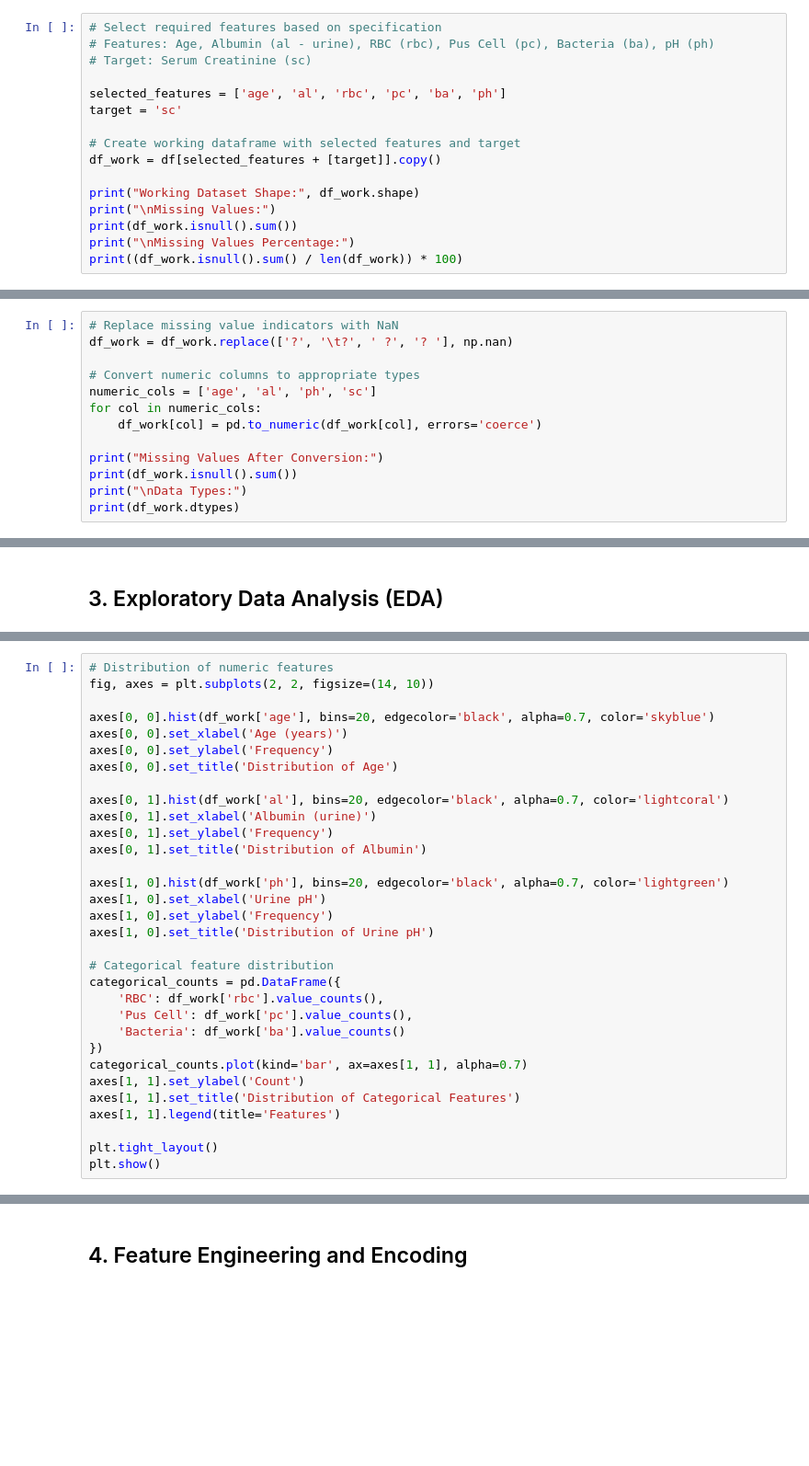
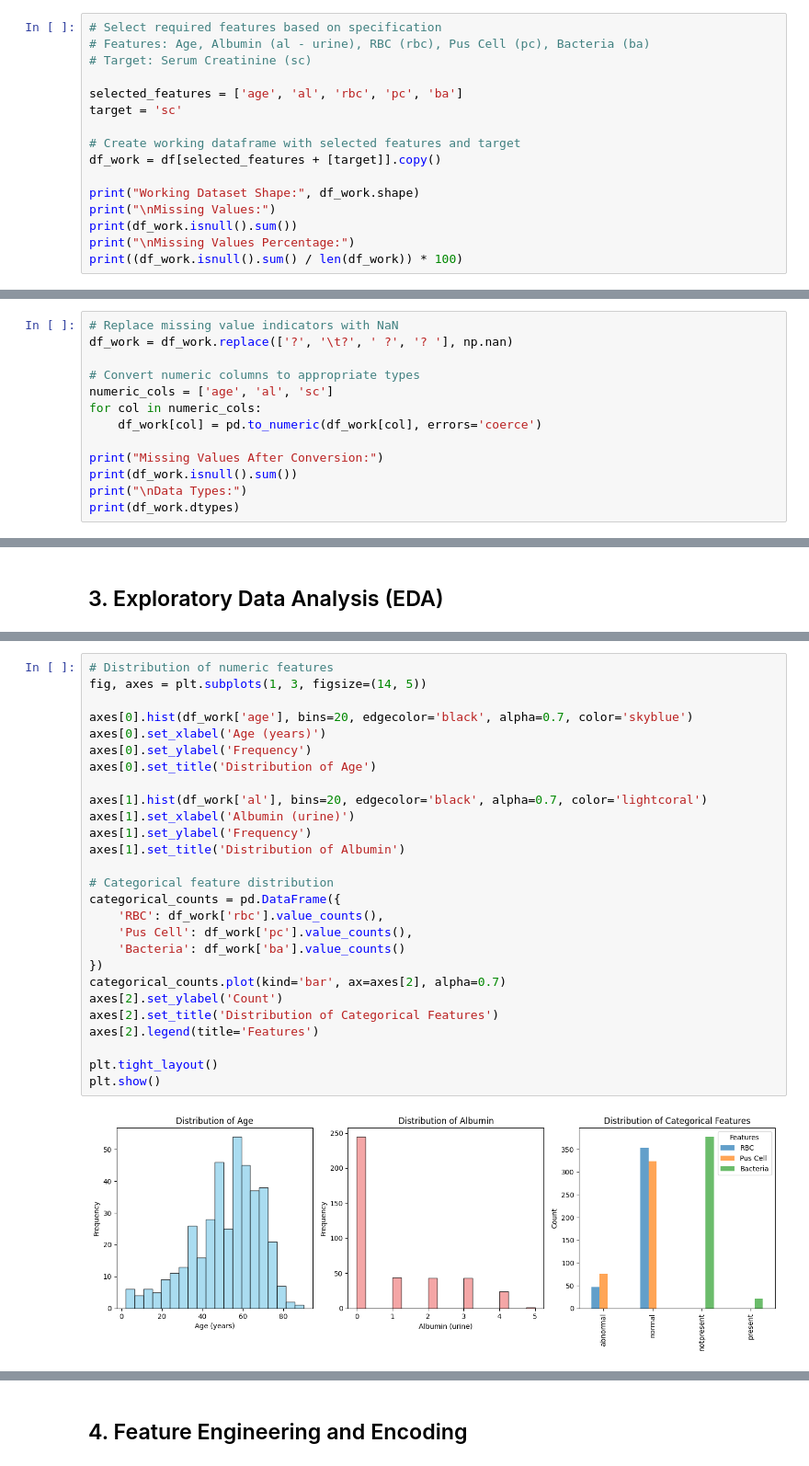
Before and after one commit to SrinivasanR-Srini/CKDAnalysis, a Jupyter notebook: solution1_creatinine_prediction.ipynb, the cells around one changed output, grey strips where cells are left out. Shown: that part at 92% size. Drawn from its saved outputs; the diff is of its cells as text; blank space fills up the shorter version.

```diff
--- a/solution1_creatinine_prediction.ipynb
+++ b/solution1_creatinine_prediction.ipynb
@@ -69,10 +112,10 @@ df.describe()
 ## 2. Feature Selection and Data Preprocessing
 # %%
 # Select required features based on specification
-# Features: Age, Albumin (al - urine), RBC (rbc), Pus Cell (pc), Bacteria (ba), pH (ph)
+# Features: Age, Albumin (al - urine), RBC (rbc), Pus Cell (pc), Bacteria (ba)
 # Target: Serum Creatinine (sc)
 
-selected_features = ['age', 'al', 'rbc', 'pc', 'ba', 'ph']
+selected_features = ['age', 'al', 'rbc', 'pc', 'ba']
 target = 'sc'
 
 # Create working dataframe with selected features and target
@@ -95,7 +166,7 @@ for col in df_work.columns:
 df_work = df_work.replace(['?', '\t?', ' ?', '? '], np.nan)
 
 # Convert numeric columns to appropriate types
-numeric_cols = ['age', 'al', 'ph', 'sc']
+numeric_cols = ['age', 'al', 'sc']
 for col in numeric_cols:
     df_work[col] = pd.to_numeric(df_work[col], errors='coerce')
 
@@ -151,34 +261,31 @@ print(df_work['sc'].describe())
 # %%
 # Distribution of numeric features
-fig, axes = plt.subplots(2, 2, figsize=(14, 10))
+fig, axes = plt.subplots(1, 3, figsize=(14, 5))
 
-axes[0, 0].hist(df_work['age'], bins=20, edgecolor='black', alpha=0.7, color='skyblue')
-axes[0, 0].set_xlabel('Age (years)')
-axes[0, 0].set_ylabel('Frequency')
-axes[0, 0].set_title('Distribution of Age')
+axes[0].hist(df_work['age'], bins=20, edgecolor='black', alpha=0.7, color='skyblue')
+axes[0].set_xlabel('Age (years)')
+axes[0].set_ylabel('Frequency')
+axes[0].set_title('Distribution of Age')
 
-axes[0, 1].hist(df_work['al'], bins=20, edgecolor='black', alpha=0.7, color='lightcoral')
-axes[0, 1].set_xlabel('Albumin (urine)')
-axes[0, 1].set_ylabel('Frequency')
-axes[0, 1].set_title('Distribution of Albumin')
-
-axes[1, 0].hist(df_work['ph'], bins=20, edgecolor='black', alpha=0.7, color='lightgreen')
-axes[1, 0].set_xlabel('Urine pH')
-axes[1, 0].set_ylabel('Frequency')
-axes[1, 0].set_title('Distribution of Urine pH')
+axes[1].hist(df_work['al'], bins=20, edgecolor='black', alpha=0.7, color='lightcoral')
+axes[1].set_xlabel('Albumin (urine)')
+axes[1].set_ylabel('Frequency')
+axes[1].set_title('Distribution of Albumin')
 
 # Categorical feature distribution
 categorical_counts = pd.DataFrame({
     'RBC': df_work['rbc'].value_counts(),
     'Pus Cell': df_work['pc'].value_counts(),
     'Bacteria': df_work['ba'].value_counts()
 })
-categorical_counts.plot(kind='bar', ax=axes[1, 1], alpha=0.7)
-axes[1, 1].set_ylabel('Count')
-axes[1, 1].set_title('Distribution of Categorical Features')
-axes[1, 1].legend(title='Features')
+categorical_counts.plot(kind='bar', ax=axes[2], alpha=0.7)
+axes[2].set_ylabel('Count')
+axes[2].set_title('Distribution of Categorical Features')
+axes[2].legend(title='Features')
 
 plt.tight_layout()
 plt.show()
+# %% [output]
+[figure, added]
 # %%
 # Correlation analysis for numeric features
```
Also changed, not shown: parts of 24 cells of this notebook, 5 other files.
